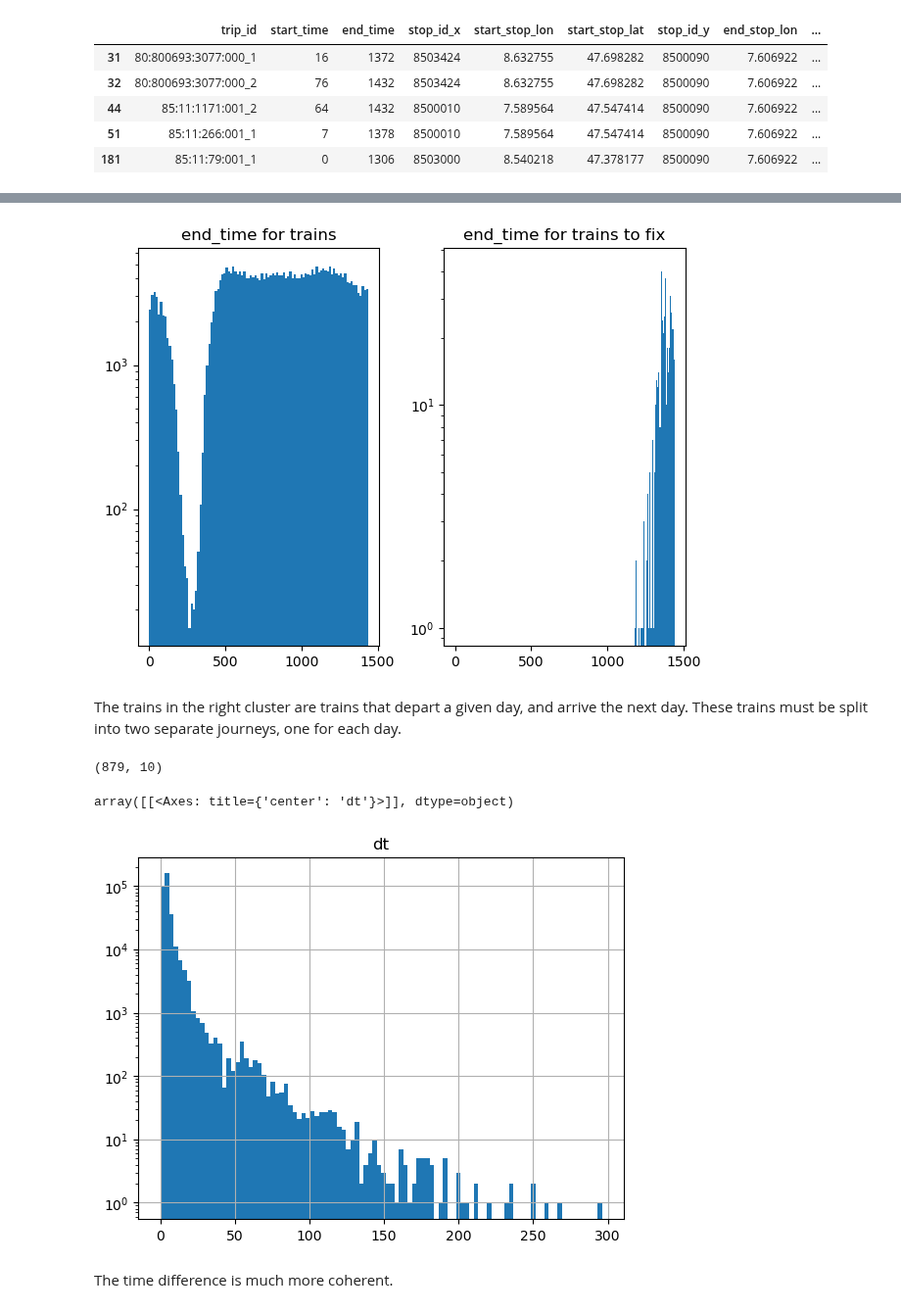
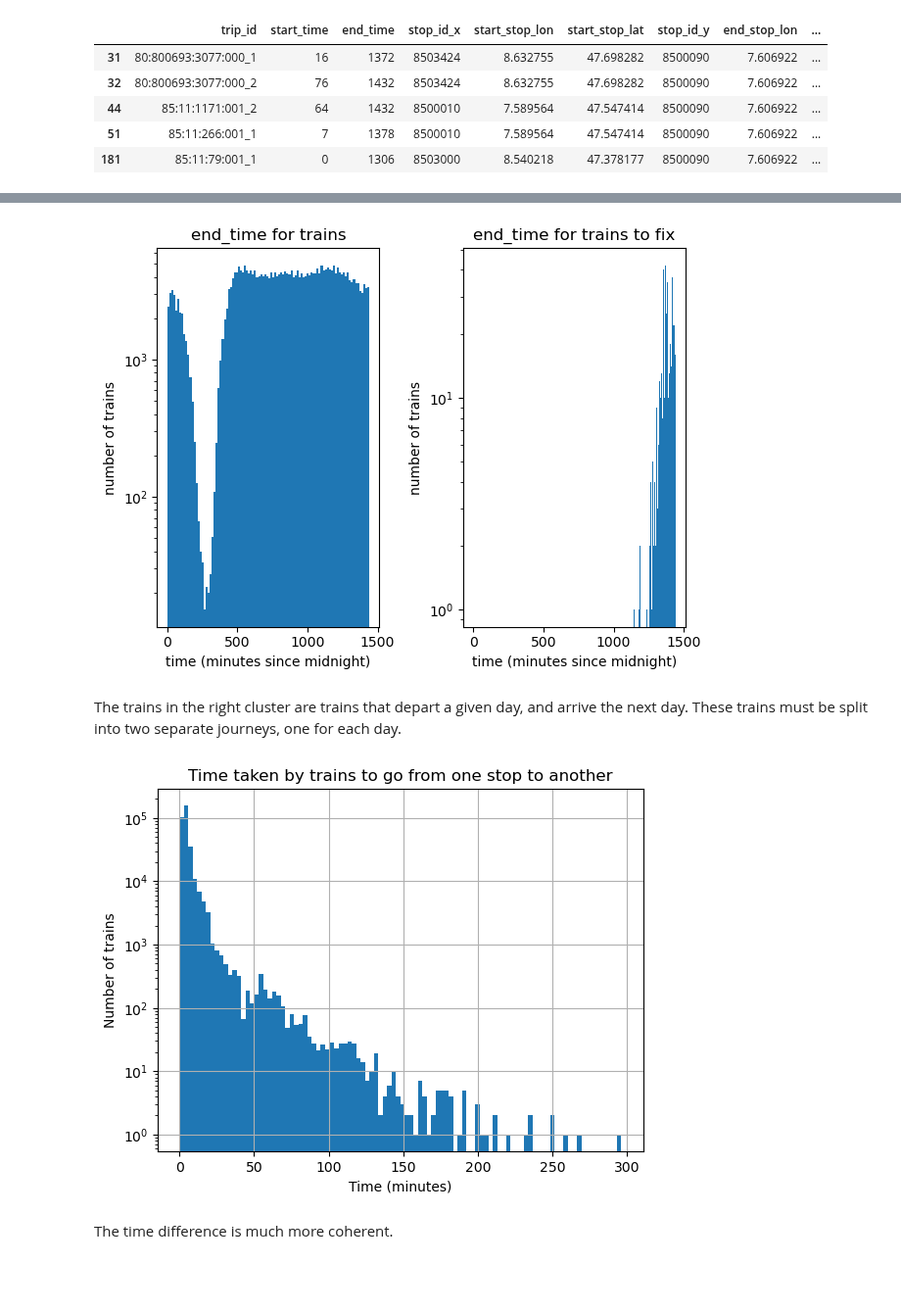
Before and after one commit to com-480-data-visualization/project-2023-choo-choo-data-darlings, a Jupyter notebook: notebooks/preprocessing/train_journeys_to_time_bins.ipynb, the cells around one changed output, grey strips where cells are left out. Shown at 98% size. Saved outputs shown, nothing was run; the diff lists cells and outputs as text; code cells hidden in the pictures; blank space fills up the shorter version.

```diff
--- a/notebooks/preprocessing/train_journeys_to_time_bins.ipynb
+++ b/notebooks/preprocessing/train_journeys_to_time_bins.ipynb
@@ -164,12 +172,12 @@ axs[0].hist(trains['end_time'], bins=100, log=True)
 axs[1].hist(trains_to_fix['end_time'], bins=100, log=True)
 axs[0].set_title('end_time for trains')
 axs[1].set_title('end_time for trains to fix')
+axs[0].set_xlabel('time (minutes since midnight)')
+axs[1].set_xlabel('time (minutes since midnight)')
+axs[0].set_ylabel('number of trains')
+axs[1].set_ylabel('number of trains')
 plt.show()
 # %% [output]
-[figure, old version]
+[figure, new version]
 # %% [markdown]
 The trains in the right cluster are trains that depart a given day, and arrive the next day. These trains must be split into two separate journeys, one for each day.
-# %%
-trains_to_fix.shape
-# %% [output]
-(879, 10)
@@ -191,0 +187,18 @@ trains = pd.concat([trains, trains_to_fix])
+# %%
+# Update coordinates because they are split into 2 separate trips.
+trains_to_fix_a['midnight_checkpoint_ratio'] = (1440 - trains_to_fix_a['end_time']) / (1440 - trains_to_fix_a['dt'])
+midnight_checkpoint_lon = trains_to_fix_a['start_stop_lon'] + trains_to_fix_a['midnight_checkpoint_ratio'] * (trains_to_fix_a['end_stop_lon'] - trains_to_fix_a['start_stop_lon'])
+midnight_checkpoint_lat = trains_to_fix_a['start_stop_lat'] + trains_to_fix_a['midnight_checkpoint_ratio'] * (trains_to_fix_a['end_stop_lat'] - trains_to_fix_a['start_stop_lat'])
+trains_to_fix_a['end_stop_lon'] = midnight_checkpoint_lon
+trains_to_fix_a['end_stop_lat'] = midnight_checkpoint_lat
+trains_to_fix_b['start_stop_lon'] = midnight_checkpoint_lon
+trains_to_fix_b['start_stop_lat'] = midnight_checkpoint_lat
+
+# Update times
+trains_to_fix_a['start_time'] = trains_to_fix_a['end_time']
+trains_to_fix_a['end_time'] = 24 * 60 - 1
+trains_to_fix_b['end_time'] = trains_to_fix_b['start_time']
+trains_to_fix_b['start_time'] = 0
+
+# Remove cols
+trains_to_fix_a = trains_to_fix_a.drop(columns=['midnight_checkpoint_ratio'])
@@ -192,8 +208,11 @@ trains = pd.concat([trains, trains_to_fix])
 # %%
 trains['dt'] = trains['end_time'] - trains['start_time']
 trains.hist(column='dt', bins=100, log=True)
+plt.title('Time taken by trains to go from one stop to another')
+plt.xlabel('Time (minutes)')
+plt.ylabel('Number of trains')
+plt.show()
 # %% [output]
-array([[<Axes: title={'center': 'dt'}>]], dtype=object)
-[figure, old version]
+[figure, new version]
 # %% [markdown]
 The time difference is much more coherent.
```
Also changed, not shown: parts of 15 cells of this notebook, 3 other files.
